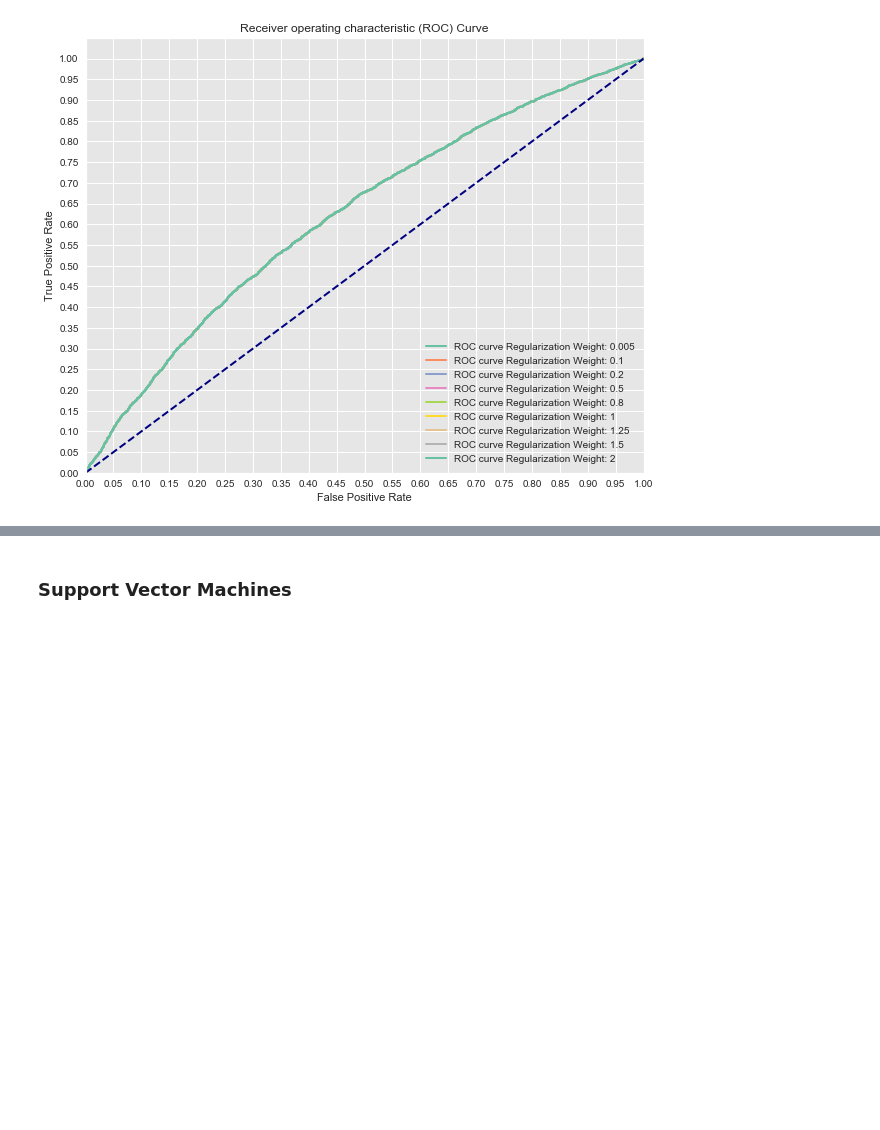
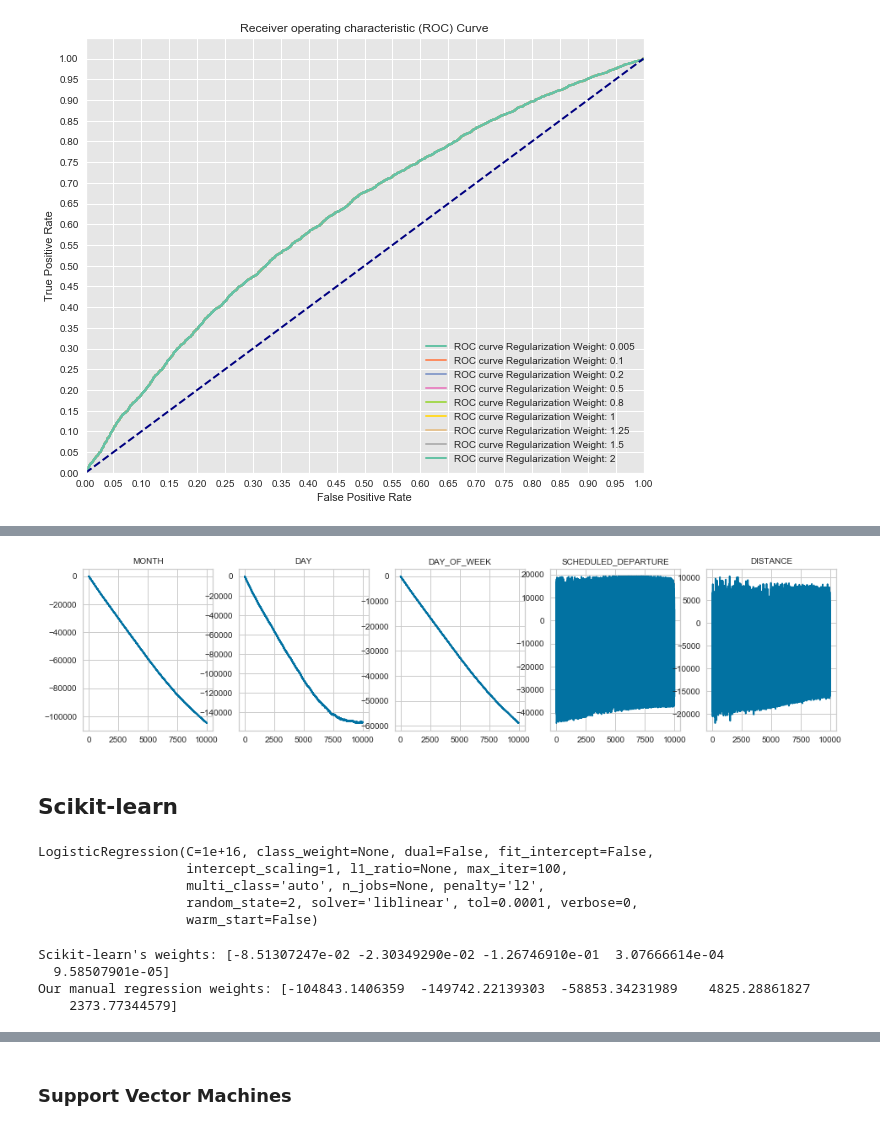
Before and after one commit to petehumphries/Flatiron_Project_5, a Jupyter notebook: PH_flight_delays_and_cancellations_ETL.ipynb, the cells around one changed output, grey strips where cells are left out. Saved outputs shown, nothing was run; the diff lists cells and outputs as text; code cells hidden in the pictures; blank space fills up the shorter version.

```diff
--- a/PH_flight_delays_and_cancellations_ETL.ipynb
+++ b/PH_flight_delays_and_cancellations_ETL.ipynb
@@ -452,0 +488,11 @@ del dff['CANCELLATION_REASON']
+# %%
+import pandas as pd
+# df = pd.read_csv('wisconsin.csv')
+
+# Create the predictor and target variables
+
+y = dff['DELAYED_TARGET']
+X = dff.drop(columns=['DELAYED_TARGET'], axis=1)
+
+print(y.value_counts())
+X.head()
@@ -452,0 +509,36 @@ del dff['CANCELLATION_REASON']
+# %%
+weights, weight_col = grad_desc(X, y, 10000, 0.001)
+weight_col.columns = np.arange(len(weight_col.columns))
+
+plt.figure(figsize=(16, 12))
+
+for (i, j) in enumerate(weights):
+    plt.subplot(3, 5, i + 1)
+    plt.title(list(X)[i], size='medium')
+    plt.plot(weight_col.iloc[i].T)
+    plt.axis('tight')
+# %% [output]
+[figure, added]
+# %% [markdown]
+## Scikit-learn
+# %%
+# Your code here
+from sklearn.linear_model import LogisticRegression
+
+logreg = LogisticRegression(fit_intercept=False, C=1e16, random_state=2, solver='liblinear')
+logreg.fit(X, y)
+# %% [output]
+LogisticRegression(C=1e+16, class_weight=None, dual=False, fit_intercept=False,
+                   intercept_scaling=1, l1_ratio=None, max_iter=100,
+                   multi_class='auto', n_jobs=None, penalty='l2',
+                   random_state=2, solver='liblinear', tol=0.0001, verbose=0,
+                   warm_start=False)
+# %%
+# Your code here
+print("Scikit-learn's weights:", logreg.coef_[0])
+print("Our manual regression weights:", weights)
+# %% [output]
+Scikit-learn's weights: [-8.51307247e-02 -2.30349290e-02 -1.26746910e-01  3.07666614e-04
+  9.58507901e-05]
+Our manual regression weights: [-104843.1406359  -149742.22139303  -58853.34231989    4825.28861827
+    2373.77344579]
```
Also changed, not shown: parts of 12 cells of this notebook.
